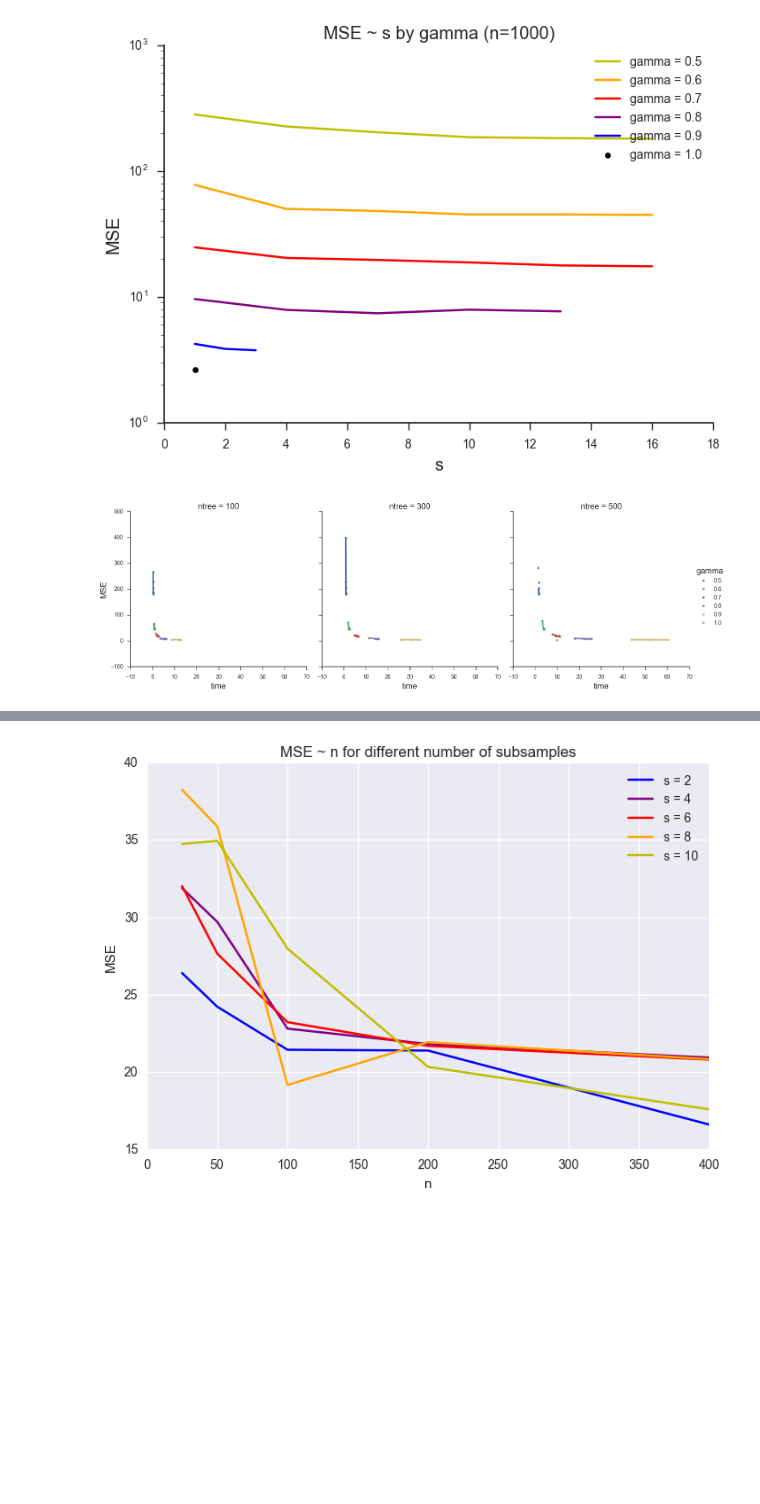
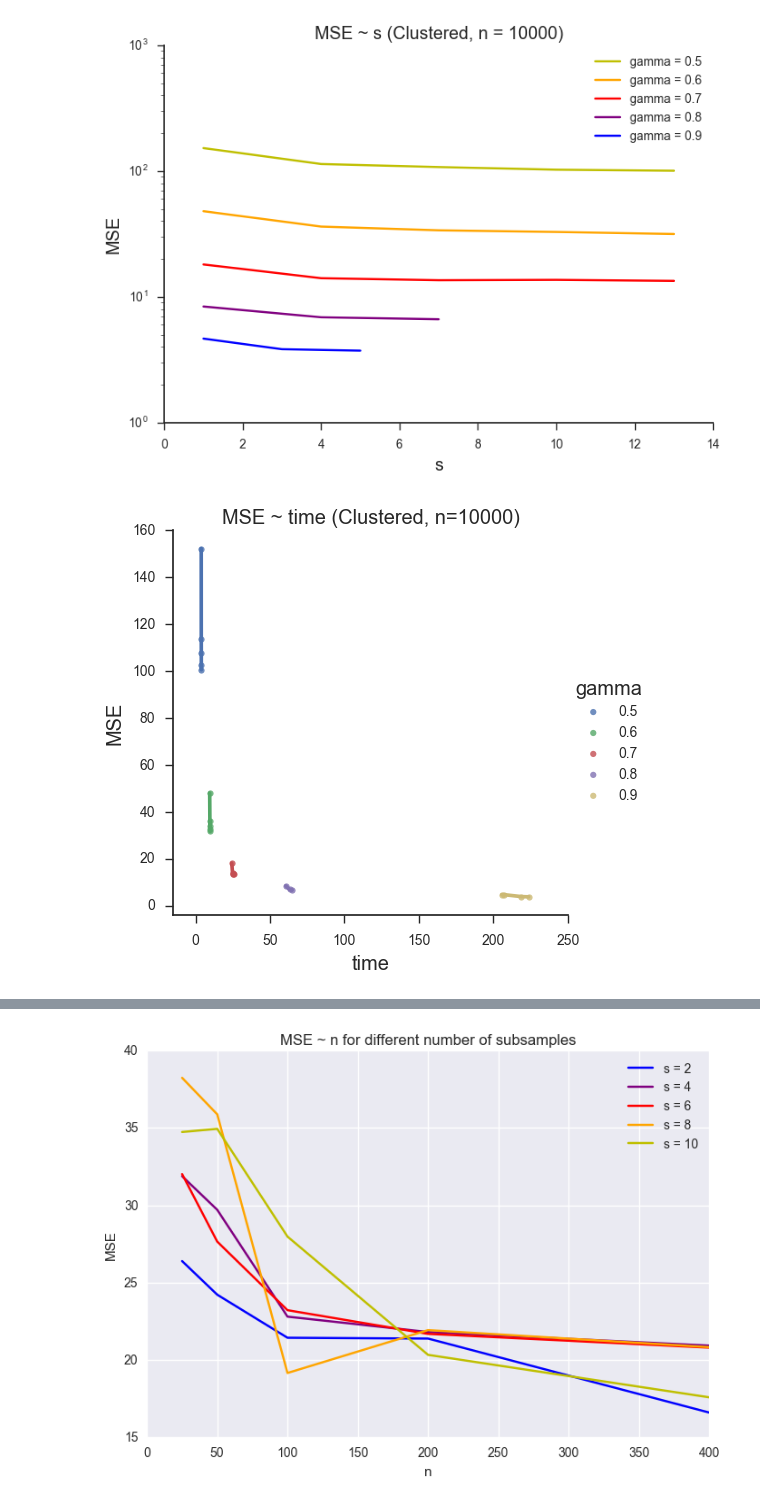
Before and after one commit to zihaoxu/BLB-RF-Simulation, a Jupyter notebook: Ipython - n_gamma_pct_MSE.ipynb, the cells around one changed output, grey strips where cells are left out. Saved outputs shown, nothing was run; the diff lists cells and outputs as text; code cells hidden in the pictures; blank space fills up the shorter version.

Commit message:
Changes to test codes and png graphs for clustered

```diff
--- a/Ipython - n_gamma_pct_MSE.ipynb
+++ b/Ipython - n_gamma_pct_MSE.ipynb
@@ -9,4 +10,4 @@ params = {'axes.labelsize': 'large',
           'axes.titlesize':'large'}       ###'axes.titlesize':'xx-large'
 pylab.rcParams.update(params)
 # %%
-df = pd.read_csv('/Users/zihaoxu/R_repos/BLB-RF-Sim/CSV/Clustered_n_s_pct_MSE_5000.csv')
+df = pd.read_csv('/Users/zihaoxu/R_repos/BLB-RF-Sim/CSV/MSE~s_clustered.csv')
@@ -16,2 +13,0 @@ df = pd.read_csv('/Users/zihaoxu/R_repos/BLB-RF-Sim/CSV/Clustered_n_s_pct_MSE_50
-# %%
-df.loc[78,['ntree', 'time','MSE']] = [500, 9.88877215385437, 2.6285250765183]
@@ -22,0 +18,18 @@ df[df.gamma==1]
+# %%
+def findStopMSE(df):
+    if 'Unnamed: 0' in list(df):
+        df.drop('Unnamed: 0', axis = 1, inplace = True)
+    index_to_be_used = []
+    for ga in df['gamma'].unique():
+        ga_df = df[df.gamma==ga]
+        ga_index = list(ga_df.index)
+        min_MSE = min(ga_df['MSE'])
+        min_index = list(ga_df[ga_df.MSE==min_MSE].index)[0]
+        for dex in ga_index:
+            if dex <= min_index:
+                index_to_be_used.append(dex)
+
+    new = df.loc[index_to_be_used, :]
+    new.index = range(len(new))
+    return(new)
+df = findStopMSE(df)
@@ -32,16 +65,21 @@ for ga in df['gamma'].unique():
 plt.legend(loc = 1)
 plt.xlabel('s')
 plt.ylabel('MSE')
-plt.title('MSE ~ s by gamma (n=1000)')
+plt.title('MSE ~ s (Clustered, n = 10000)')
 sns.despine()
+#plt.savefig('/Users/zihaoxu/R_repos/BLB-RF-Sim/Plots/MSE~s_clustered.png', dpi = 300, fmt = 'png')
 plt.show()
 # %% [output]
-[figure, old version]
+[figure, new version]
 # %%
 sns.lmplot(x = 'time', y = 'MSE', hue = 'gamma', data = df, col = 'ntree',lowess=True)
+plt.xlim(-15, 250)
+plt.ylim(-4, 160)
+plt.title('MSE ~ time (Clustered, n=10000)')
+#plt.savefig('/Users/zihaoxu/R_repos/BLB-RF-Sim/Plots/MSE~time_clustered.png', dpi = 300, fmt = 'png')
 plt.show()
 # %% [output]
-[figure, old version]
+[figure, new version]
 # %%
 plt.figure()
 symbol_list = ['o', 'v', ]
```
Also changed, not shown: parts of 10 cells of this notebook, 10 other files.
